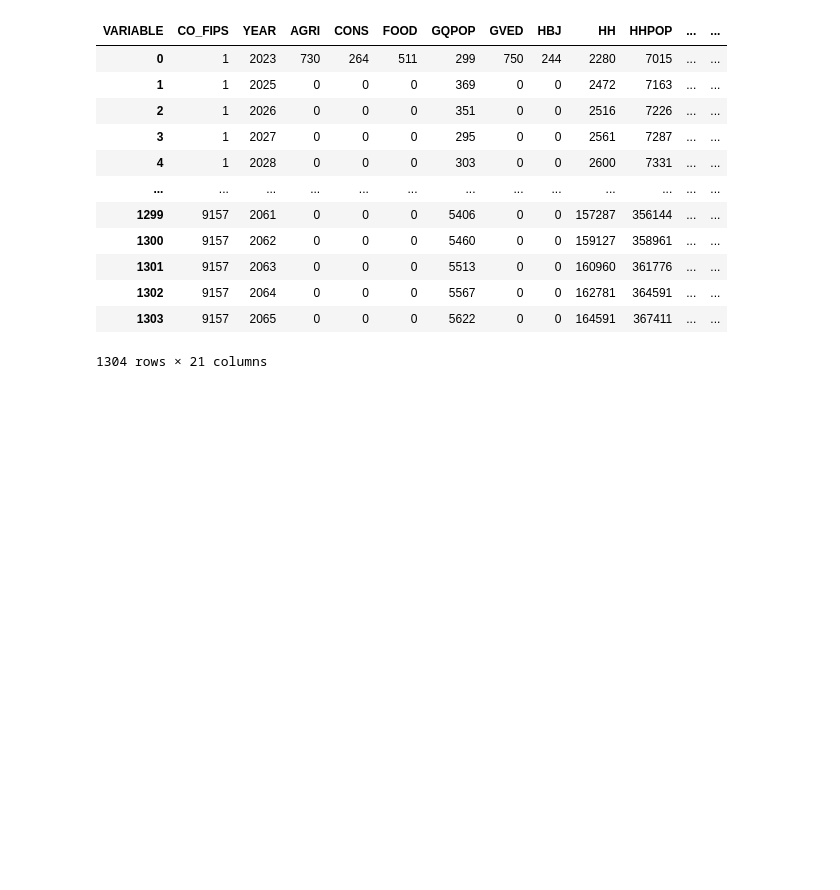
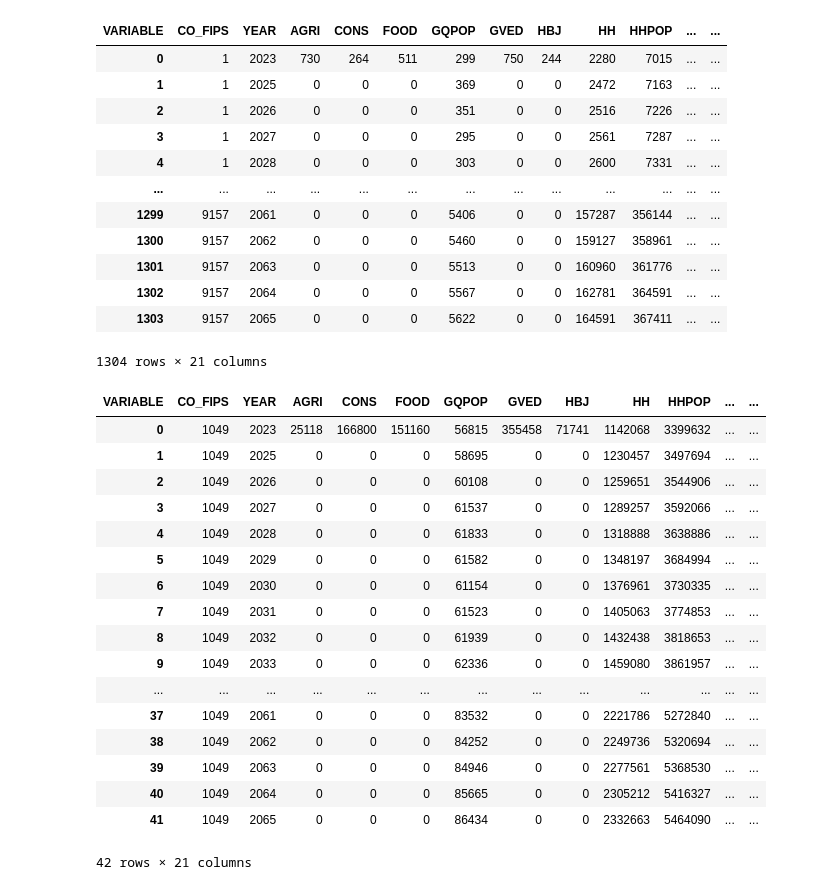
Before and after one commit to WFRCAnalytics/TDM-INP-Socioeconomic-Control-Totals, a Jupyter notebook: 4-Finalize.ipynb, the cells around one changed output. Saved outputs shown, nothing was run; the diff lists cells and outputs as text; code cells hidden in the pictures; blank space fills up the shorter version.

```diff
--- a/4-Finalize.ipynb
+++ b/4-Finalize.ipynb
@@ -55,4 +115,47 @@ se_pivot_df
 | 1302 | 9157 | 2064 | 0 | 0 | 0 | 5567 | 0 | 0 | 162781 | 364591 | ... | ... |
 | 1303 | 9157 | 2065 | 0 | 0 | 0 | 5622 | 0 | 0 | 164591 | 367411 | ... | ... |
 1304 rows × 21 columns
+# %%
+# add a state total grouping
+
+# add a state with CO_FIPS 1049
+# Identify numeric columns except keys
+value_cols = [
+    c for c in se_pivot_df.columns
+    if c not in ["CO_FIPS", "YEAR"]
+]
+
+# Compute statewide totals by YEAR
+utah_totals_df = (
+    se_pivot_df
+      .groupby("YEAR")[value_cols]
+      .sum()
+      .reset_index()
+)
+
+# Add state-level FIPS
+utah_totals_df["CO_FIPS"] = 1049    #
+
+# Optional: reorder columns
+utah_totals_df = utah_totals_df[["CO_FIPS", "YEAR"] + value_cols]
+utah_totals_df
+# %% [output]
+| VARIABLE | CO_FIPS | YEAR | AGRI | CONS | FOOD | GQPOP | GVED | HBJ | HH | HHPOP | ... | ... |
+| 0 | 1049 | 2023 | 25118 | 166800 | 151160 | 56815 | 355458 | 71741 | 1142068 | 3399632 | ... | ... |
+| 1 | 1049 | 2025 | 0 | 0 | 0 | 58695 | 0 | 0 | 1230457 | 3497694 | ... | ... |
+| 2 | 1049 | 2026 | 0 | 0 | 0 | 60108 | 0 | 0 | 1259651 | 3544906 | ... | ... |
+| 3 | 1049 | 2027 | 0 | 0 | 0 | 61537 | 0 | 0 | 1289257 | 3592066 | ... | ... |
+| 4 | 1049 | 2028 | 0 | 0 | 0 | 61833 | 0 | 0 | 1318888 | 3638886 | ... | ... |
+| 5 | 1049 | 2029 | 0 | 0 | 0 | 61582 | 0 | 0 | 1348197 | 3684994 | ... | ... |
+| 6 | 1049 | 2030 | 0 | 0 | 0 | 61154 | 0 | 0 | 1376961 | 3730335 | ... | ... |
+| 7 | 1049 | 2031 | 0 | 0 | 0 | 61523 | 0 | 0 | 1405063 | 3774853 | ... | ... |
+| 8 | 1049 | 2032 | 0 | 0 | 0 | 61939 | 0 | 0 | 1432438 | 3818653 | ... | ... |
+| 9 | 1049 | 2033 | 0 | 0 | 0 | 62336 | 0 | 0 | 1459080 | 3861957 | ... | ... |
+| ... | ... | ... | ... | ... | ... | ... | ... | ... | ... | ... | ... | ... |
+| 37 | 1049 | 2061 | 0 | 0 | 0 | 83532 | 0 | 0 | 2221786 | 5272840 | ... | ... |
+| 38 | 1049 | 2062 | 0 | 0 | 0 | 84252 | 0 | 0 | 2249736 | 5320694 | ... | ... |
+| 39 | 1049 | 2063 | 0 | 0 | 0 | 84946 | 0 | 0 | 2277561 | 5368530 | ... | ... |
+| 40 | 1049 | 2064 | 0 | 0 | 0 | 85665 | 0 | 0 | 2305212 | 5416327 | ... | ... |
+| 41 | 1049 | 2065 | 0 | 0 | 0 | 86434 | 0 | 0 | 2332663 | 5464090 | ... | ... |
+42 rows × 21 columns
 # %%
```
Also changed, not shown: parts of 4 cells of this notebook, 2 other files.
